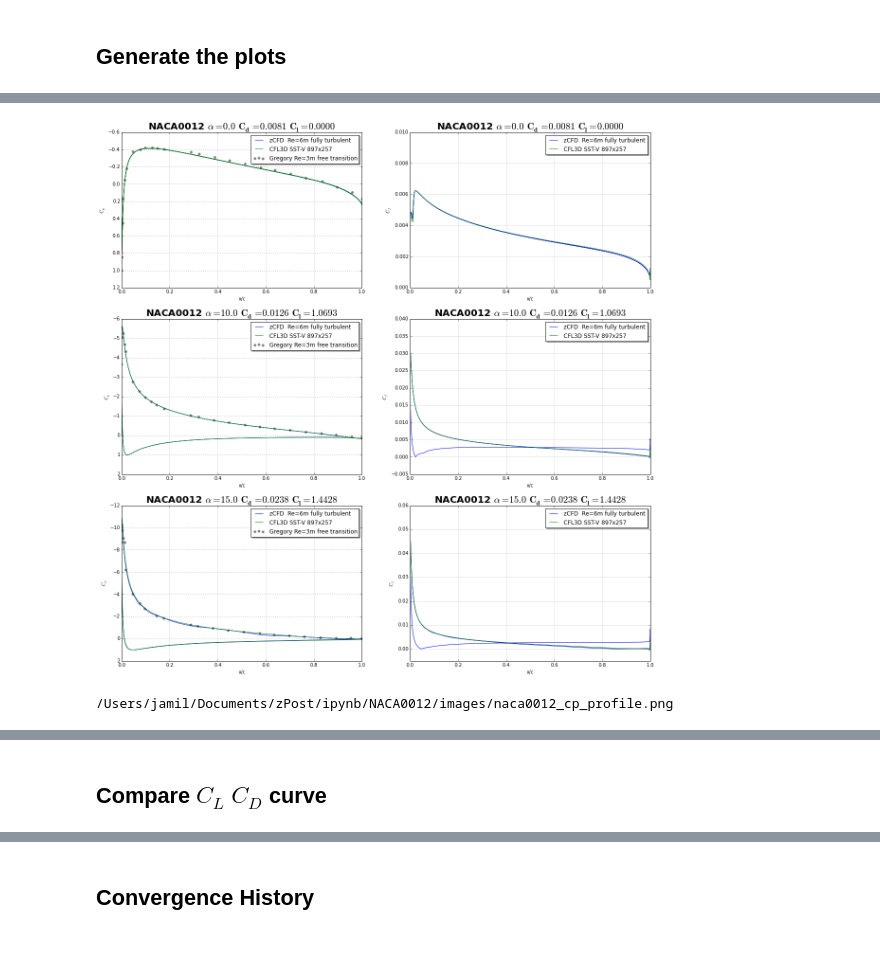
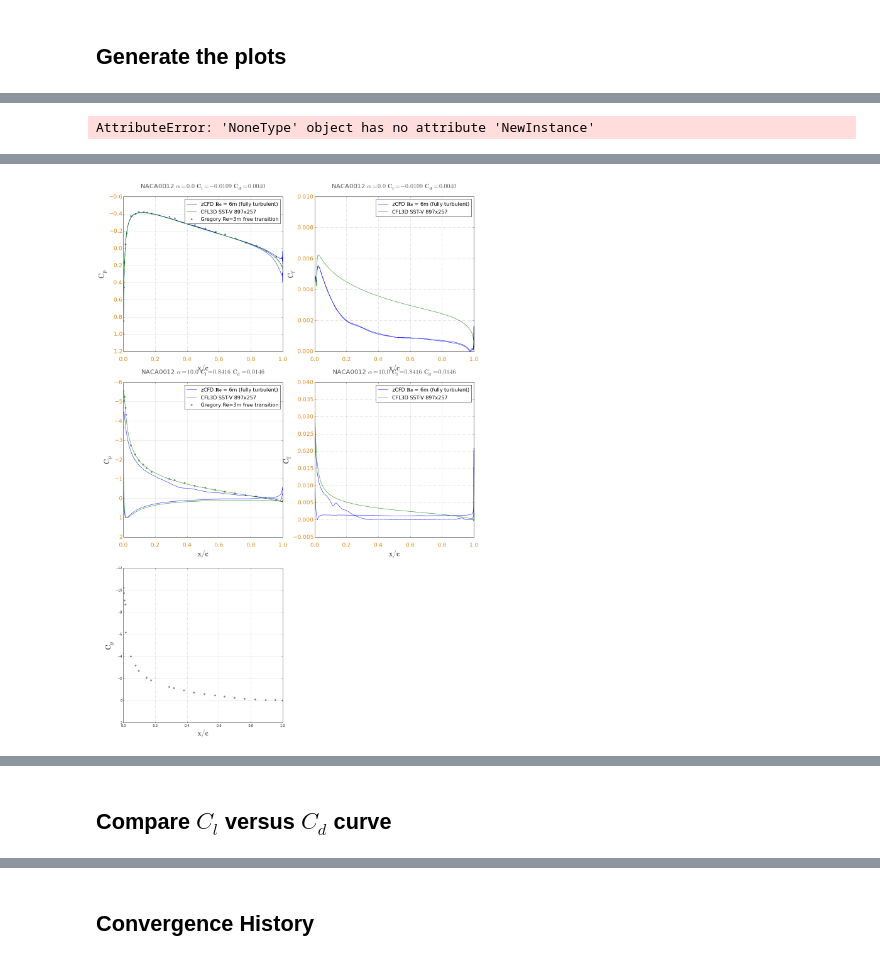
Before and after one commit to zCFD/zPost, a Jupyter notebook: ipynb/NACA0012/NACA0012.ipynb, the cells around one changed output, grey strips where cells are left out. Saved outputs shown, nothing was run; the diff lists cells and outputs as text; code cells hidden in the pictures.

```diff
--- a/ipynb/NACA0012/NACA0012.ipynb
+++ b/ipynb/NACA0012/NACA0012.ipynb
@@ -119,33 +152,36 @@ def cf_plot(data,pts,**kwargs):
 
 def plot_cp_profile(ax,label,file_root,alpha,beta):
     wall = PVDReader( FileName=file_root+'_wall.pvd' )
-    chart_label = label+' Re=6m fully turbulent'
+    chart_label = label + '$\mathbf{Re}$' + ' = 6m (fully turbulent)'
     force_data = cp_profile(wall,[0.0,1.0,0.0],[0.0, -0.5, 0.0],
                             axis=ax,alpha=alpha,beta=beta,func=cp_plot,chart_label=chart_label)
     pforce = force_data['pressure force']
     fforce = force_data['friction force']
-    ax.set_title(r'NACA0012 $\mathbf{\alpha='+ ('%.1f \/' % alpha) + ('C_d=%.4f\/ C_l=%.4f}$' % (pforce[0]+fforce[0],pforce[2]+fforce[2])),
-                 fontsize=20, fontweight='bold')
+    ax.set_title(r'NACA0012 $\mathbf{\alpha='+ ('%.1f \/' % alpha)
+                 + ('C_l=%.4f\/ C_d=%.4f}$ \n' % (pforce[2]+fforce[2],pforce[0]+fforce[0])),
+                 fontsize=20, fontweight='normal', color = zeno_grey)
     return (pforce,fforce)
 
 def plot_cf_profile(ax,label,file_root,alpha,beta):
     wall = PVDReader( FileName=file_root+'_wall.pvd' )
-    chart_label = label+' Re=6m fully turbulent'
+    chart_label = label + '$\mathbf{Re}$' + ' = 6m (fully turbulent)'
     force_data = cf_profile(wall,[0.0,1.0,0.0],[0.0, -0.5, 0.0],
                             axis=ax,alpha=alpha,beta=beta,func=cf_plot,chart_label=chart_label)
     pforce = force_data['pressure force']
     fforce = force_data['friction force']
-    ax.set_title(r'NACA0012 $\mathbf{\alpha='+ ('%.1f \/' % alpha) + ('C_d=%.4f\/ C_l=%.4f}$' % (pforce[0]+fforce[0],pforce[2]+fforce[2])),
-                 fontsize=20, fontweight='bold')
+    ax.set_title(r'NACA0012 $\mathbf{\alpha='+ ('%.1f \/' % alpha)
+                 + ('C_l=%.4f\/ C_d=%.4f}$ \n' % (pforce[2]+fforce[2],pforce[0]+fforce[0])),
+                 fontsize=20, fontweight='normal', color = zeno_grey)
     return (pforce,fforce)
 # %% [markdown]
 ## Generate the plots
 # %%
 from zutil.post import get_num_procs
 import mpld3
-#mpld3.enable_notebook()
+from zutil.post import ProgressBar
+pbar = ProgressBar()
 
-fig = figure(figsize=(20, 20),dpi=100, facecolor='w', edgecolor='k')
+fig = figure(figsize=(20, 30),dpi=150, facecolor='w', edgecolor= zeno_orange)
 plot = 1
 angle = []
 cl = []
@@ -164,8 +200,8 @@ for case in case_dict:
 
     ax = fig.add_subplot(len(case_dict),2,plot)
     ax.grid(True)
-    ax.set_xlabel('x/c')
-    ax.set_ylabel(r'$C_p$')
+    ax.set_xlabel('$\mathbf{x/c}$', fontsize=24, fontweight='bold', color = zeno_grey)
+    ax.set_ylabel('$\mathbf{C_p}$', fontsize=24, fontweight='bold', color = zeno_grey)
     ax.axis([0,1,case_var['cp max'],case_var['cp min']])
     plot_theory(ax,'data/'+case_var['cp expt']);
     alpha = case_var['alpha']
@@ -175,27 +211,52 @@ for case in case_dict:
     angle.append(alpha)
     cl.append(f[0][2]+f[1][2])
     cd.append(f[0][0]+f[1][0])
-    # Draw legend
-    ax.legend(loc='upper right', shadow=True)
+
+    legend = ax.legend(loc='upper right', scatterpoints=1, numpoints=1, shadow=False, fontsize=16)
+    legend.get_frame().set_facecolor('white')
+    ax.tick_params(axis='x', pad=16)
+
+    for tick in ax.xaxis.get_major_ticks():
+        tick.label.set_fontsize(18)
+        tick.label.set_fontweight('normal')
+        tick.label.set_color(zeno_orange)
+    for tick in ax.yaxis.get_major_ticks():
+        tick.label.set_fontsize(18)
+        tick.label.set_fontweight('normal')
+        tick.label.set_color(zeno_orange)
+
+    pbar+=5
     plot+=1
 
     ax = fig.add_subplot(len(case_dict),2,plot)
     ax.grid(True)
-    ax.set_xlabel('x/c')
-    ax.set_ylabel(r'$C_f$')
+    ax.set_xlabel('$\mathbf{x/c}$', fontsize=24, fontweight='bold', color = zeno_grey)
+    ax.set_ylabel('$\mathbf{C_f}$', fontsize=24, fontweight='bold', color = zeno_grey)
     ax.axis([0,1,case_var['cf min'],case_var['cf max']])
     f = plot_cf_profile(ax,'zCFD ',get_case_root(case_name,str(num_procs)),alpha,beta)
     data = get_fw_csv_data('data/'+case_var['cf comp'],widths=[27,27])
     ax.plot(data[0],data[1],color='g',label='CFL3D SST-V 897x257')
-    # Draw legend
-    ax.legend(loc='upper right', shadow=True)
+
+    legend = ax.legend(loc='upper right', scatterpoints=1, numpoints=1, shadow=False, fontsize=16)
+    legend.get_frame().set_facecolor('white')
+    ax.tick_params(axis='x', pad=16)
+
+    for tick in ax.xaxis.get_major_ticks():
+        tick.label.set_fontsize(18)
+        tick.label.set_fontweight('normal')
+        tick.label.set_color(zeno_orange)
+    for tick in ax.yaxis.get_major_ticks():
+        tick.label.set_fontsize(18)
+        tick.label.set_fontweight('normal')
+        tick.label.set_color(zeno_orange)
+
+    pbar+=5
     plot+=1
 
-from matplotlib.backends.backend_pdf import PdfPages
-pp = PdfPages('images/naca0012_cp_profile.pdf')
-pp.savefig()
-pp.close()
+fig.subplots_adjust(hspace=0.3)
+fig.subplots_adjust(wspace=0.3)
 fig.savefig("images/naca0012_cp_profile.png")
+pbar.complete()
 show()
 from IPython.display import FileLink, display
 display(FileLink('images/naca0012_cp_profile.png'))
@@ -202,0 +286 @@ display(FileLink('images/naca0012_cp_profile.png'))
+AttributeError: 'NoneType' object has no attribute 'NewInstance'
@@ -203,2 +304 @@ display(FileLink('images/naca0012_cp_profile.png'))
-[figure, old version]
+[figure, new version]
-/Users/jamil/Documents/zPost/ipynb/NACA0012/images/naca0012_cp_profile.png
@@ -205,5 +322,5 @@ display(FileLink('images/naca0012_cp_profile.png'))
 # %% [markdown]
-## Compare $C_L$ $C_D$ curve
+## Compare $C_l$ versus $C_d$ curve
 # %%
 # Read Ladson data
 from zutil.post import get_fw_csv_data
```
Also changed, not shown: parts of 11 cells of this notebook, 7 other files.
